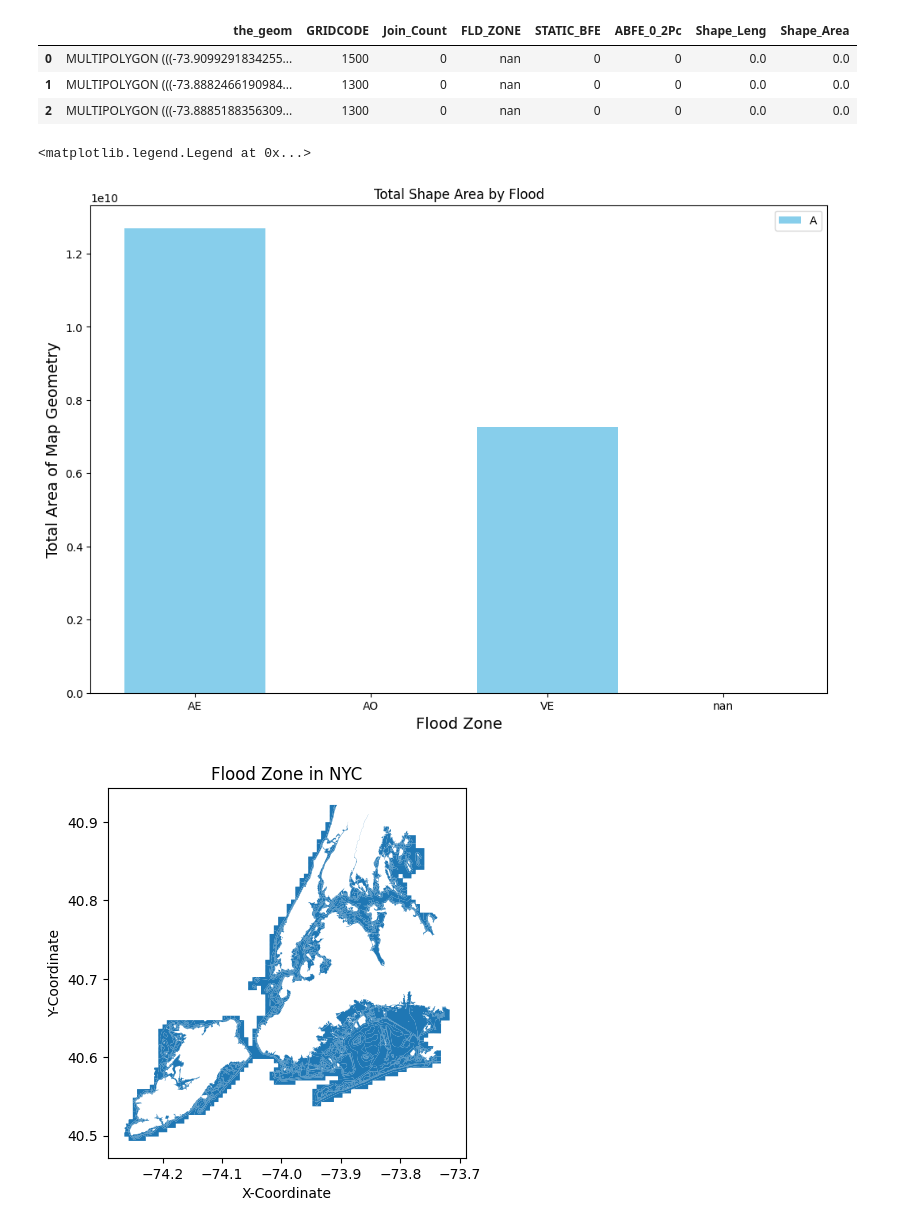
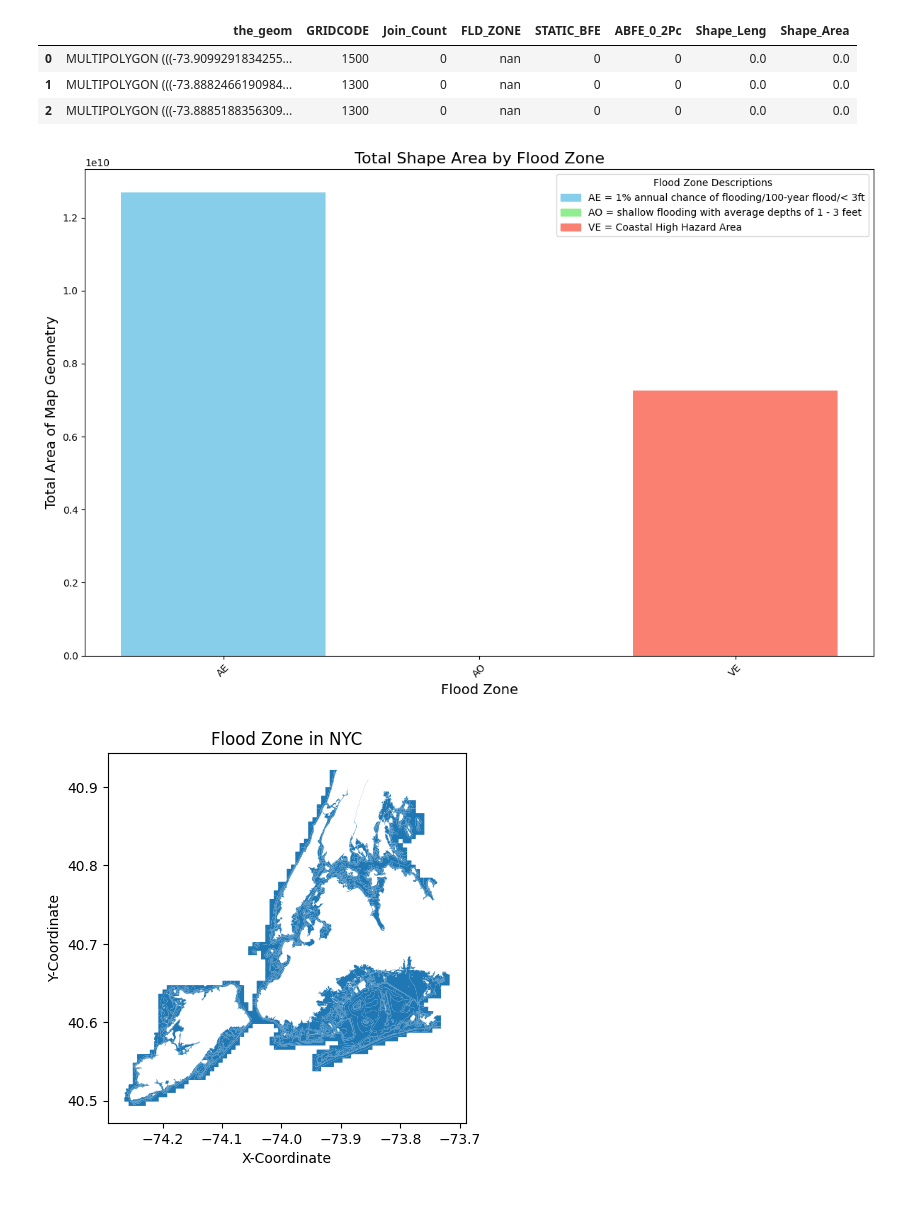
Before and after one commit to yilinzheng10/cdp-mapping-systems, a Jupyter notebook: Assignments/01_EXPLORATION.ipynb, the cells around one changed output. Saved outputs shown, nothing was run; the diff lists cells and outputs as text; code cells hidden in the pictures.

Commit message:
update bar graph

```diff
--- a/Assignments/01_EXPLORATION.ipynb
+++ b/Assignments/01_EXPLORATION.ipynb
@@ -24,24 +24,51 @@ csv_data.head(3)
 | 2 | MULTIPOLYGON (((-73.8885188356309... | 1300 | 0 | nan | 0 | 0 | 0.0 | 0.0 |
 # %%
 csv_data['FLD_ZONE'] = csv_data['FLD_ZONE'].astype(str)
-# %%
-aggregated_data = csv_data.groupby('FLD_ZONE')['Shape_Area'].sum().reset_index()
-
-# Create the bar graph
-fig, ax = plt.subplots(figsize=(12, 8))
-
-ax.bar(aggregated_data['FLD_ZONE'], aggregated_data['Shape_Area'], color='skyblue')
-
-# Customize the plot
-ax.set_xlabel('Flood Zone', fontsize=14)
-ax.set_ylabel('Total Area of Map Geometry', fontsize=14)
-ax.set_title('Total Shape Area by Flood')
-plt.legend('AE = 1% annual chance of flooding/100-year flood/< 3ft, AO = shallow flooding with average depths of 1 - 3 feet, VE = Coastal High Hazard Area')
-
-#I have trouble defining what columns of data to look at and compare
-# %% [output]
-<matplotlib.legend.Legend at 0x...>
-[figure, removed]
+# %%
+csv_data = pd.read_csv("./original data/Sea Level Rise_2050_02p_258r_shp_selection_final_elim50k_unionFEMA.csv")
+
+# Aggregate the data to calculate the total Shape_Area for each FLD_ZONE
+aggregated_data = csv_data.groupby('FLD_ZONE')['Shape_Area'].sum().reset_index()
+
+# Define a color map for each FLD_ZONE
+color_map = {
+    'AE': 'skyblue',
+    'AO': 'lightgreen',
+    'VE': 'salmon'
+}
+
+# Define the legend labels with colors
+legend_labels = {
+    'AE': '1% annual chance of flooding/100-year flood/< 3ft',
+    'AO': 'shallow flooding with average depths of 1 - 3 feet',
+    'VE': 'Coastal High Hazard Area'
+}
+
+# Create the bar graph
+fig, ax = plt.subplots(figsize=(12, 8))
+
+# Plot each bar with the specified color
+for fld_zone, color in color_map.items():
+    subset = aggregated_data[aggregated_data['FLD_ZONE'] == fld_zone]
+    ax.bar(subset['FLD_ZONE'], subset['Shape_Area'], color=color, label=f'{fld_zone} = {legend_labels[fld_zone]}')
+
+# Customize the plot
+ax.set_xlabel('Flood Zone', fontsize=14)
+ax.set_ylabel('Total Area of Map Geometry', fontsize=14)
+ax.set_title('Total Shape Area by Flood Zone', fontsize=16)
+ax.tick_params(axis='x', rotation=45)
+
+# Create custom legend
+handles = [mpatches.Patch(color=color, label=f'{key} = {legend_labels[key]}') for key, color in color_map.items()]
+ax.legend(handles=handles, title='Flood Zone Descriptions')
+
+# Show the plot
+plt.tight_layout()
+plt.show()
+
+#I have trouble defining what columns of data to look at and compare
+# %% [output]
+[figure, added]
 # %%
 geojson_data.plot()
 plt.xlabel('X-Coordinate')
```
